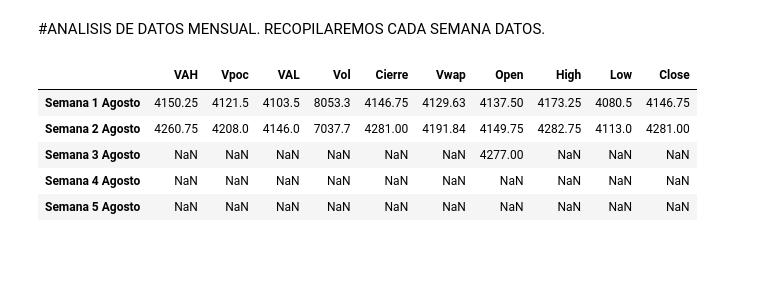
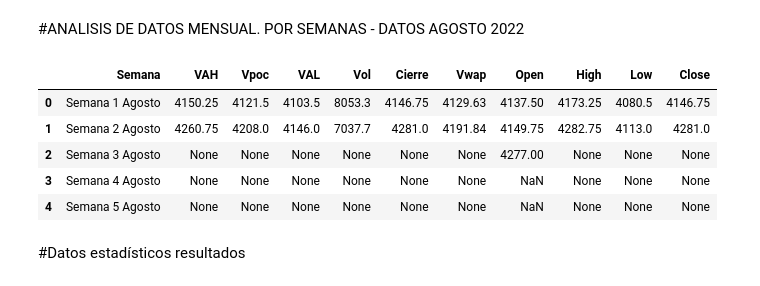
Before and after one commit to jmmartinnu2/Trading, a Jupyter notebook: Analisis_Mensual.ipynb, the cells around one changed output. Drawn from its saved outputs; the diff is of its cells as text; code cells hidden in the pictures; blank space fills up the shorter version.

```diff
--- a/Analisis_Mensual.ipynb
+++ b/Analisis_Mensual.ipynb
@@ -1,36 +1,43 @@
 # %% [markdown]
 <a href="https://colab.research.google.com/github/jmmartinnu2/Trading/blob/main/Analisis_Mensual.ipynb" target="_parent"><img src="https://colab.research.google.com/assets/colab-badge.svg" alt="Open In Colab"/></a>
 # %% [markdown]
-#ANALISIS DE DATOS MENSUAL. RECOPILAREMOS CADA SEMANA DATOS.
+#ANALISIS DE DATOS MENSUAL. POR SEMANAS - DATOS AGOSTO 2022
 # %%
 import pandas as pd
+import numpy as np
+
+
 
 df = pd.DataFrame()
 
 # creamos las columnas
+df['Semana'] = None
 df['VAH'] = None
 df['Vpoc'] = None
 df['VAL'] = None
 df['Vol'] = None
 df['Cierre'] = None
 df['Vwap'] = None
 df['Open'] = None
 df['High'] = None
 df['Low'] = None
 df['Close'] = None
 
 # añadimos filas por su nombre de fila
-df.loc['Semana 1 Agosto'] = [4150.25,4121.5,4103.50,8053.3,4146.75,4129.63,4137.50,4173.25,4080.50,4146.75]
-df.loc['Semana 2 Agosto'] = [4260.75,4208,4146,7037.7,4281,4191.84,4149.75,4282.75,4113,4281]
-df.loc['Semana 3 Agosto'] = [None,None,None,None,None, None, 4277, None, None, None]
-df.loc['Semana 4 Agosto'] = [None,None,None,None,None, None, None, None, None, None]
-df.loc['Semana 5 Agosto'] = [None,None,None,None,None, None, None, None, None, None]
+df.loc[0] = ['Semana 1 Agosto',4150.25,4121.5,4103.50,8053.3,4146.75,4129.63,4137.50,4173.25,4080.50,4146.75]
+df.loc[1] = ['Semana 2 Agosto',4260.75,4208,4146,7037.7,4281,4191.84,4149.75,4282.75,4113,4281]
+df.loc[2] = ['Semana 3 Agosto',None,None,None,None,None, None, 4277, None, None, None]
+df.loc[3] = ['Semana 4 Agosto',None,None,None,None,None, None, None, None, None, None]
+df.loc[4] = ['Semana 5 Agosto',None,None,None,None,None, None, None, None, None, None]
 
+#Imprimo mi tabla con resultados
 df
 # %% [output]
-|  | VAH | Vpoc | VAL | Vol | Cierre | Vwap | Open | High | Low | Close |
-| Semana 1 Agosto | 4150.25 | 4121.5 | 4103.5 | 8053.3 | 4146.75 | 4129.63 | 4137.50 | 4173.25 | 4080.5 | 4146.75 |
-| Semana 2 Agosto | 4260.75 | 4208.0 | 4146.0 | 7037.7 | 4281.00 | 4191.84 | 4149.75 | 4282.75 | 4113.0 | 4281.00 |
-| Semana 3 Agosto | NaN | NaN | NaN | NaN | NaN | NaN | 4277.00 | NaN | NaN | NaN |
-| Semana 4 Agosto | NaN | NaN | NaN | NaN | NaN | NaN | NaN | NaN | NaN | NaN |
-| Semana 5 Agosto | NaN | NaN | NaN | NaN | NaN | NaN | NaN | NaN | NaN | NaN |
+|  | Semana | VAH | Vpoc | VAL | Vol | Cierre | Vwap | Open | High | Low | Close |
+| 0 | Semana 1 Agosto | 4150.25 | 4121.5 | 4103.5 | 8053.3 | 4146.75 | 4129.63 | 4137.50 | 4173.25 | 4080.5 | 4146.75 |
+| 1 | Semana 2 Agosto | 4260.75 | 4208.0 | 4146.0 | 7037.7 | 4281.0 | 4191.84 | 4149.75 | 4282.75 | 4113.0 | 4281.0 |
+| 2 | Semana 3 Agosto | None | None | None | None | None | None | 4277.00 | None | None | None |
+| 3 | Semana 4 Agosto | None | None | None | None | None | None | NaN | None | None | None |
+| 4 | Semana 5 Agosto | None | None | None | None | None | None | NaN | None | None | None |
+# %% [markdown]
+#Datos estadísticos resultados
```
Also changed, not shown: parts of 9 cells of this notebook.
